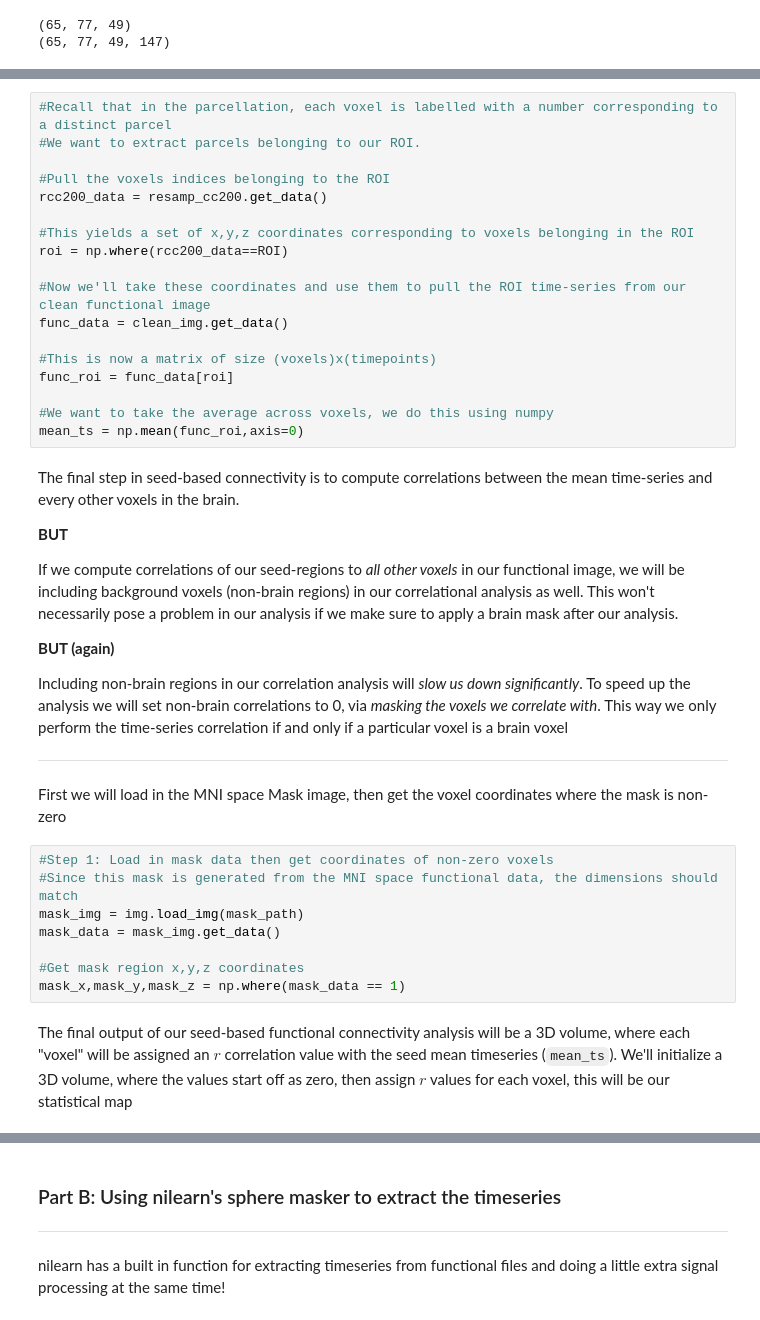
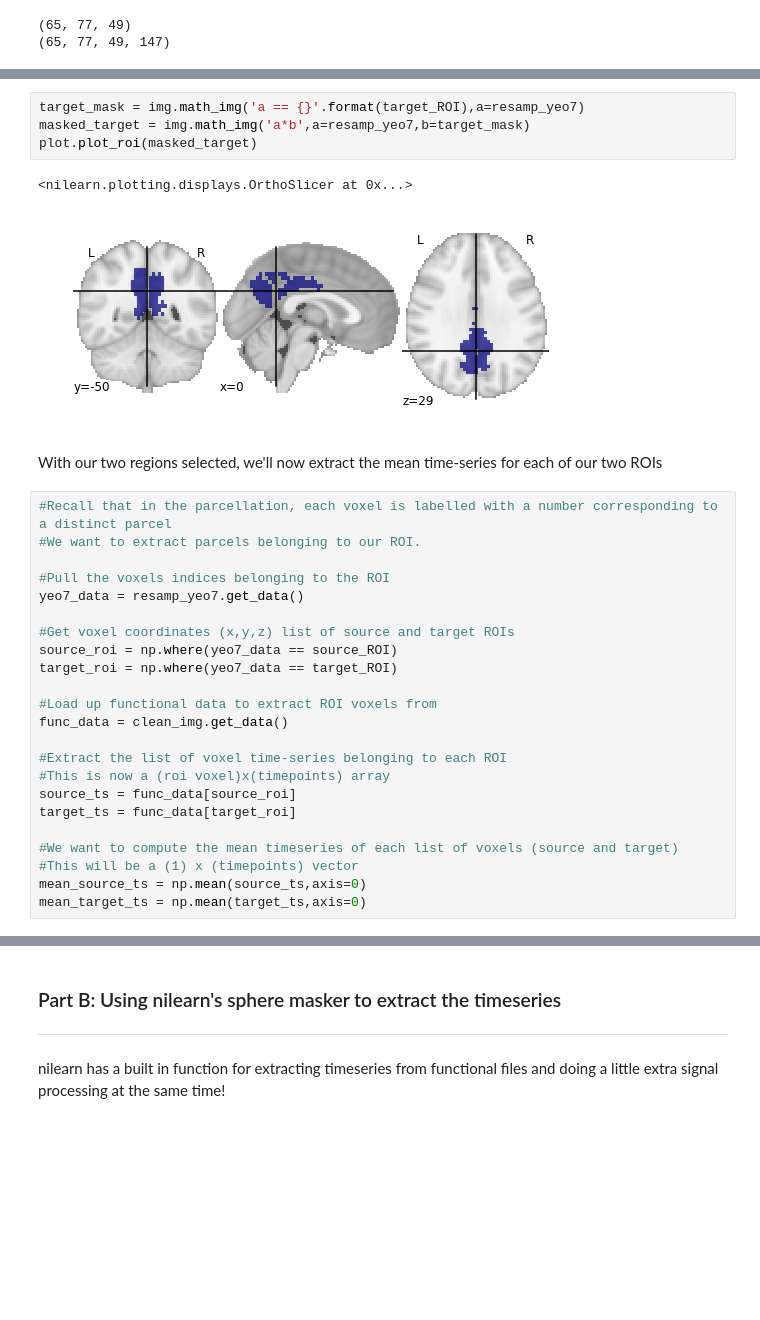
Before and after one commit to carpentries-incubator/SDC-BIDS-fMRI, a Jupyter notebook: bin/07_functional-connectivity-analysis.ipynb, the cells around one changed output, grey strips where cells are left out. Drawn from its saved outputs; the diff is of its cells as text; blank space fills up the shorter version.

Commit message:
changed to intranetwork connectivity using yeo

```diff
--- a/bin/07_functional-connectivity-analysis.ipynb
+++ b/bin/07_functional-connectivity-analysis.ipynb
@@ -159,43 +173,32 @@ Next we extract the time-series of the voxels from the seed and compute the mean
+# %%
+target_mask = img.math_img('a == {}'.format(target_ROI),a=resamp_yeo7)
+masked_target = img.math_img('a*b',a=resamp_yeo7,b=target_mask)
+plot.plot_roi(masked_target)
+# %% [output]
+<nilearn.plotting.displays.OrthoSlicer at 0x...>
+[figure, added]
+# %% [markdown]
+With our two regions selected, we'll now extract the mean time-series for each of our two ROIs
 # %%
 #Recall that in the parcellation, each voxel is labelled with a number corresponding to a distinct parcel
 #We want to extract parcels belonging to our ROI.
 
 #Pull the voxels indices belonging to the ROI
-rcc200_data = resamp_cc200.get_data()
+yeo7_data = resamp_yeo7.get_data()
 
-#This yields a set of x,y,z coordinates corresponding to voxels belonging in the ROI
-roi = np.where(rcc200_data==ROI)
+#Get voxel coordinates (x,y,z) list of source and target ROIs
+source_roi = np.where(yeo7_data == source_ROI)
+target_roi = np.where(yeo7_data == target_ROI)
 
-#Now we'll take these coordinates and use them to pull the ROI time-series from our clean functional image
+#Load up functional data to extract ROI voxels from
 func_data = clean_img.get_data()
 
-#This is now a matrix of size (voxels)x(timepoints)
-func_roi = func_data[roi]
+#Extract the list of voxel time-series belonging to each ROI
+#This is now a (roi voxel)x(timepoints) array
+source_ts = func_data[source_roi]
+target_ts = func_data[target_roi]
 
-#We want to take the average across voxels, we do this using numpy
-mean_ts = np.mean(func_roi,axis=0)
+#We want to compute the mean timeseries of each list of voxels (source and target)
+#This will be a (1) x (timepoints) vector
+mean_source_ts = np.mean(source_ts,axis=0)
+mean_target_ts = np.mean(target_ts,axis=0)
-# %% [markdown]
-The final step in seed-based connectivity is to compute correlations between the mean time-series and every other voxels in the brain.
-
-**BUT**
-
-If we compute correlations of our seed-regions to *all other voxels* in our functional image, we will be including background voxels (non-brain regions) in our correlational analysis as well. This won't necessarily pose a problem in our analysis if we make sure to apply a brain mask after our analysis.
-
-**BUT (again)**
-
-Including non-brain regions in our correlation analysis will *slow us down significantly*. To speed up the analysis we will set non-brain correlations to 0, via *masking the voxels we correlate with*. This way we only perform the time-series correlation if and only if a particular voxel is a brain voxel
-
-***
-
-First we will load in the MNI space Mask image, then get the voxel coordinates where the mask is non-zero
-# %%
-#Step 1: Load in mask data then get coordinates of non-zero voxels
-#Since this mask is generated from the MNI space functional data, the dimensions should match
-mask_img = img.load_img(mask_path)
-mask_data = mask_img.get_data()
-
-#Get mask region x,y,z coordinates
-mask_x,mask_y,mask_z = np.where(mask_data == 1)
-# %% [markdown]
-The final output of our seed-based functional connectivity analysis will be a 3D volume, where each "voxel" will be assigned an $r$ correlation value with the seed mean timeseries (<code>mean_ts</code>).
-We'll initialize a 3D volume, where the values start off as zero, then assign $r$ values for each voxel, this will be our statistical map
```
Also changed, not shown: parts of 27 cells of this notebook, 1 other file.
